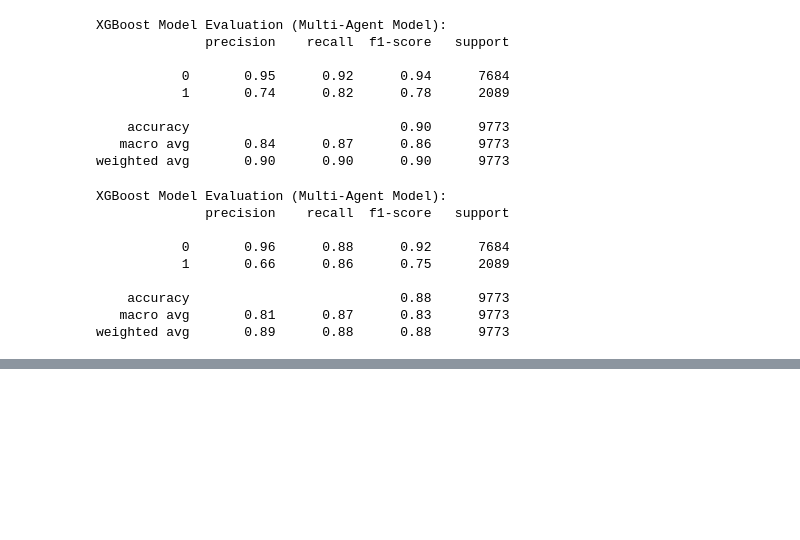
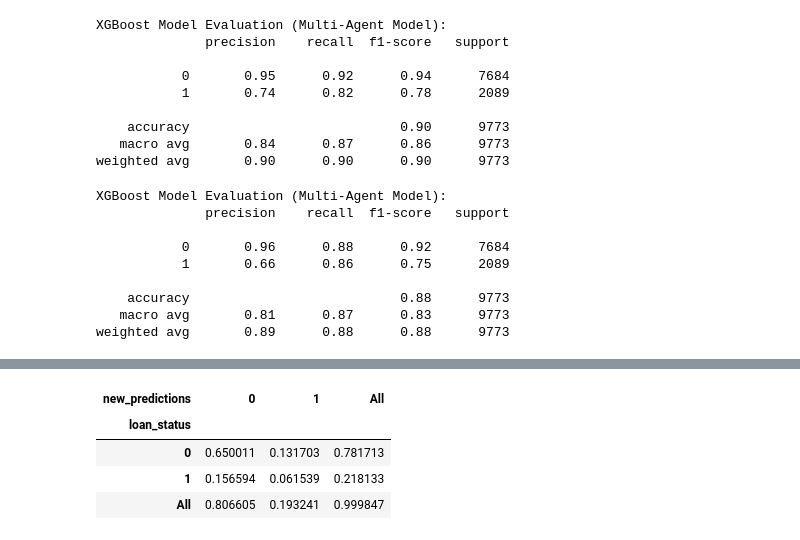
Before and after one commit to 10ken/Credit-Risk-Modeling, a Jupyter notebook: Multi Agent Credit Modelling.ipynb, the cells around one changed output, grey strips where cells are left out. Drawn from its saved outputs; the diff is of its cells as text; code cells hidden in the pictures; blank space fills up the shorter version.

```diff
--- a/Multi Agent Credit Modelling.ipynb
+++ b/Multi Agent Credit Modelling.ipynb
@@ -212,0 +475,14 @@ weighted avg       0.89      0.88      0.88      9773
+# %%
+
+
+
+
+pivot_table = pd.crosstab(data['loan_status'], new_predictions, rownames=['loan_status'], colnames=['new_predictions'], margins=True)/num_rows
+
+pivot_table
+# %% [output]
+| new_predictions | 0 | 1 | All |
+| loan_status |  |  |  |
+| 0 | 0.650011 | 0.131703 | 0.781713 |
+| 1 | 0.156594 | 0.061539 | 0.218133 |
+| All | 0.806605 | 0.193241 | 0.999847 |
```
Also changed, not shown: parts of 13 cells of this notebook, 2 other files.
